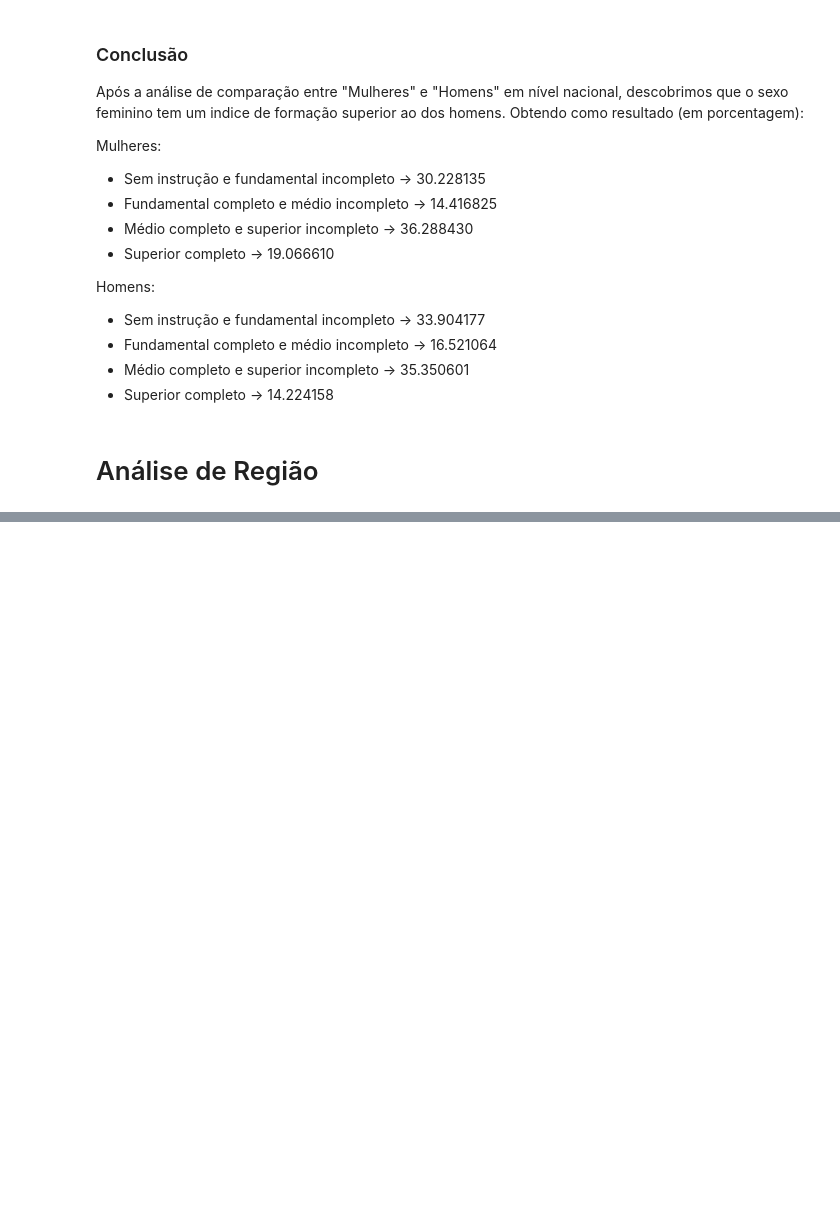
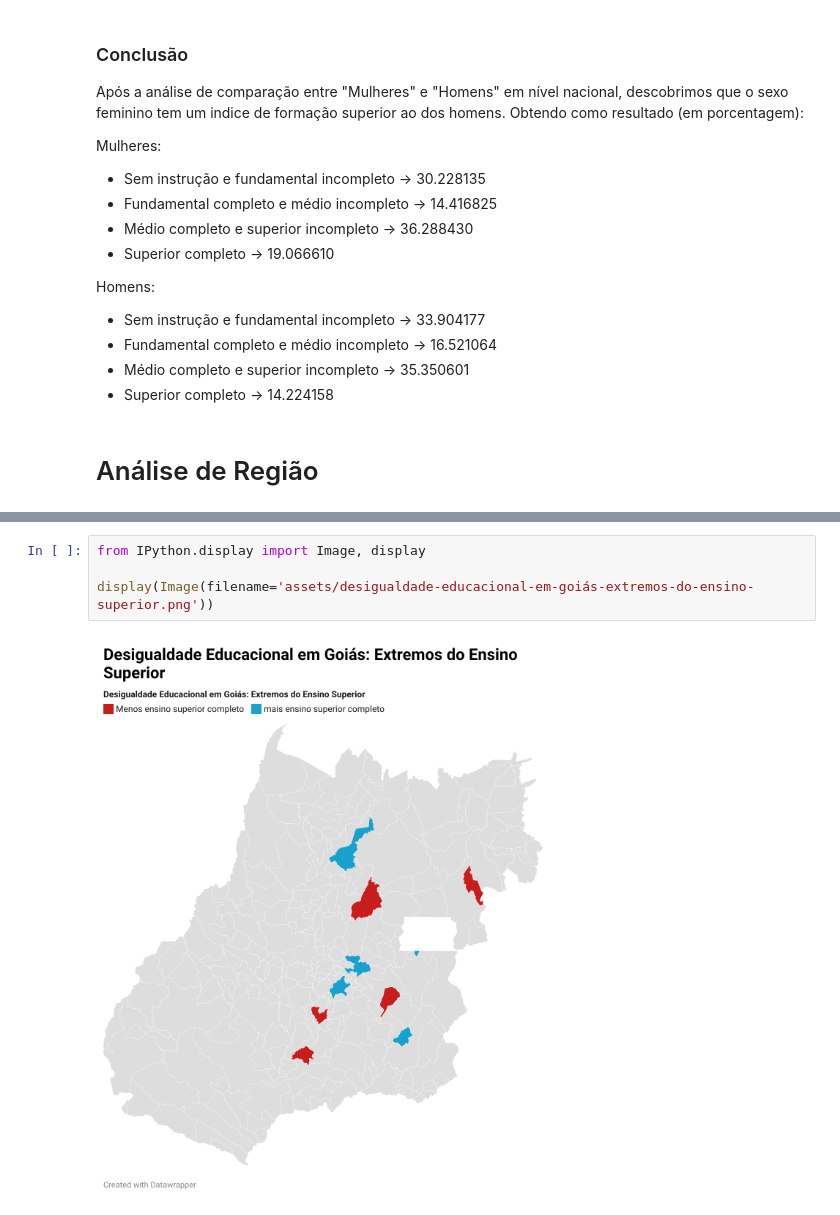
Before and after one commit to danilotavares-dev/metodos-quantitativos-analise-escolaridadeBR, a Jupyter notebook: nivel_escolaridade.ipynb, the cells around one changed output, grey strips where cells are left out. Drawn from its saved outputs; the diff is of its cells as text; blank space fills up the shorter version.

```diff
--- a/nivel_escolaridade.ipynb
+++ b/nivel_escolaridade.ipynb
@@ -125,0 +391,6 @@ regioes = ['Norte', 'Nordeste', 'Centro-Oeste', 'Sul', 'Sudeste']
+# %%
+from IPython.display import Image, display
+
+display(Image(filename='assets/desigualdade-educacional-em-goiás-extremos-do-ensino-superior.png'))
+# %% [output]
+[figure, added]
```
Also changed, not shown: parts of 16 cells of this notebook, 4 other files.
